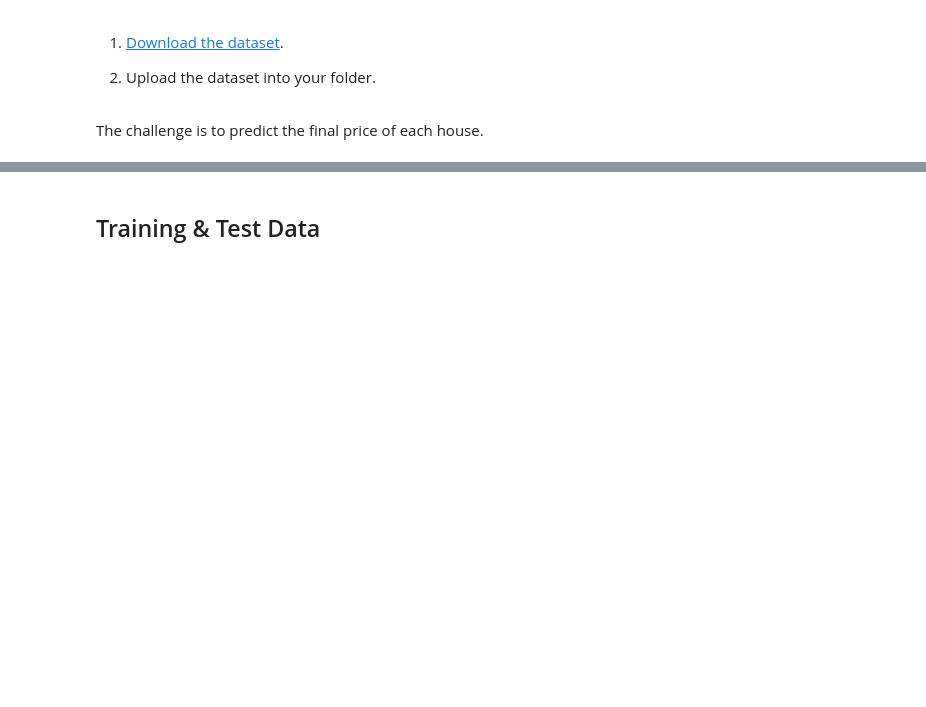
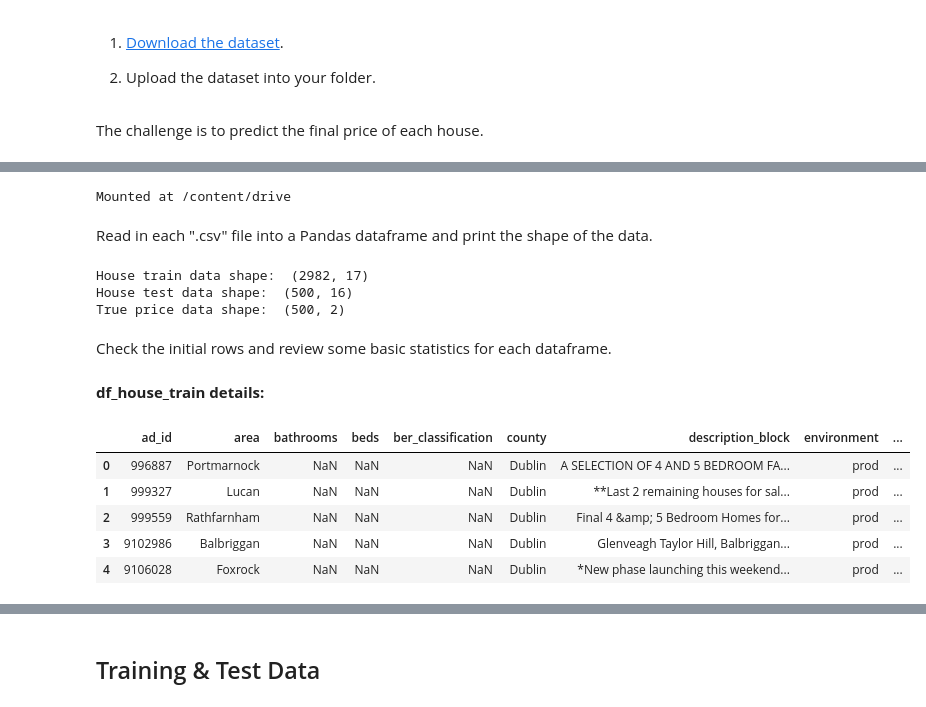
Before and after one commit to M-McKegney/ET5003_SEM1_2021-2, a Jupyter notebook: ET5003_Etivity2_MichaelMcKegney_20149743.ipynb, the cells around one changed output, grey strips where cells are left out. Saved outputs shown, nothing was run; the diff lists cells and outputs as text; code cells hidden in the pictures; blank space fills up the shorter version.

```diff
--- a/ET5003_Etivity2_MichaelMcKegney_20149743.ipynb
+++ b/ET5003_Etivity2_MichaelMcKegney_20149743.ipynb
@@ -93,0 +107,48 @@ The challenge is to predict the final price of each house.
+# %%
+# Checking if you are using Google Colab.
+
+RunningInCOLAB = 'google.colab' in str(get_ipython())
+
+if RunningInCOLAB:
+    from google.colab import drive
+    drive.mount('/content/drive')
+
+    # paste the path here, keep quotation marks and the trailing slash
+    Path = '/content/drive/MyDrive/UL_Colab_Files/ET5003/Etivity2/'
+
+else:
+
+    Path = './Etivity2/'
+# %% [output]
+Mounted at /content/drive
+# %% [markdown]
+Read in each ".csv" file into a Pandas dataframe and print the shape of the data.
+# %%
+filename1 = Path + 'house_train.csv'
+df_house_train = pd.read_csv(filename1)
+print('House train data shape: ', df_house_train.shape)
+
+filename2 = Path + 'house_test.csv'
+df_house_test = pd.read_csv(filename2)
+print('House test data shape: ', df_house_test.shape)
+
+filename3 = Path + 'true_price.csv'
+df_true_price = pd.read_csv(filename3)
+print('True price data shape: ', df_true_price.shape)
+# %% [output]
+House train data shape:  (2982, 17)
+House test data shape:  (500, 16)
+True price data shape:  (500, 2)
+# %% [markdown]
+Check the initial rows and review some basic statistics for each dataframe.
+# %% [markdown]
+**df_house_train details:**
+# %%
+df_house_train.head()
+# %% [output]
+|  | ad_id | area | bathrooms | beds | ber_classification | county | description_block | environment | ... |
+| 0 | 996887 | Portmarnock | NaN | NaN | NaN | Dublin | A SELECTION OF 4 AND 5 BEDROOM FA... | prod | ... |
+| 1 | 999327 | Lucan | NaN | NaN | NaN | Dublin | **Last 2 remaining houses for sal... | prod | ... |
+| 2 | 999559 | Rathfarnham | NaN | NaN | NaN | Dublin | Final 4 &amp; 5 Bedroom Homes for... | prod | ... |
+| 3 | 9102986 | Balbriggan | NaN | NaN | NaN | Dublin | Glenveagh Taylor Hill, Balbriggan... | prod | ... |
+| 4 | 9106028 | Foxrock | NaN | NaN | NaN | Dublin | *New phase launching this weekend... | prod | ... |
```
Also changed, not shown: parts of 14 cells of this notebook.
